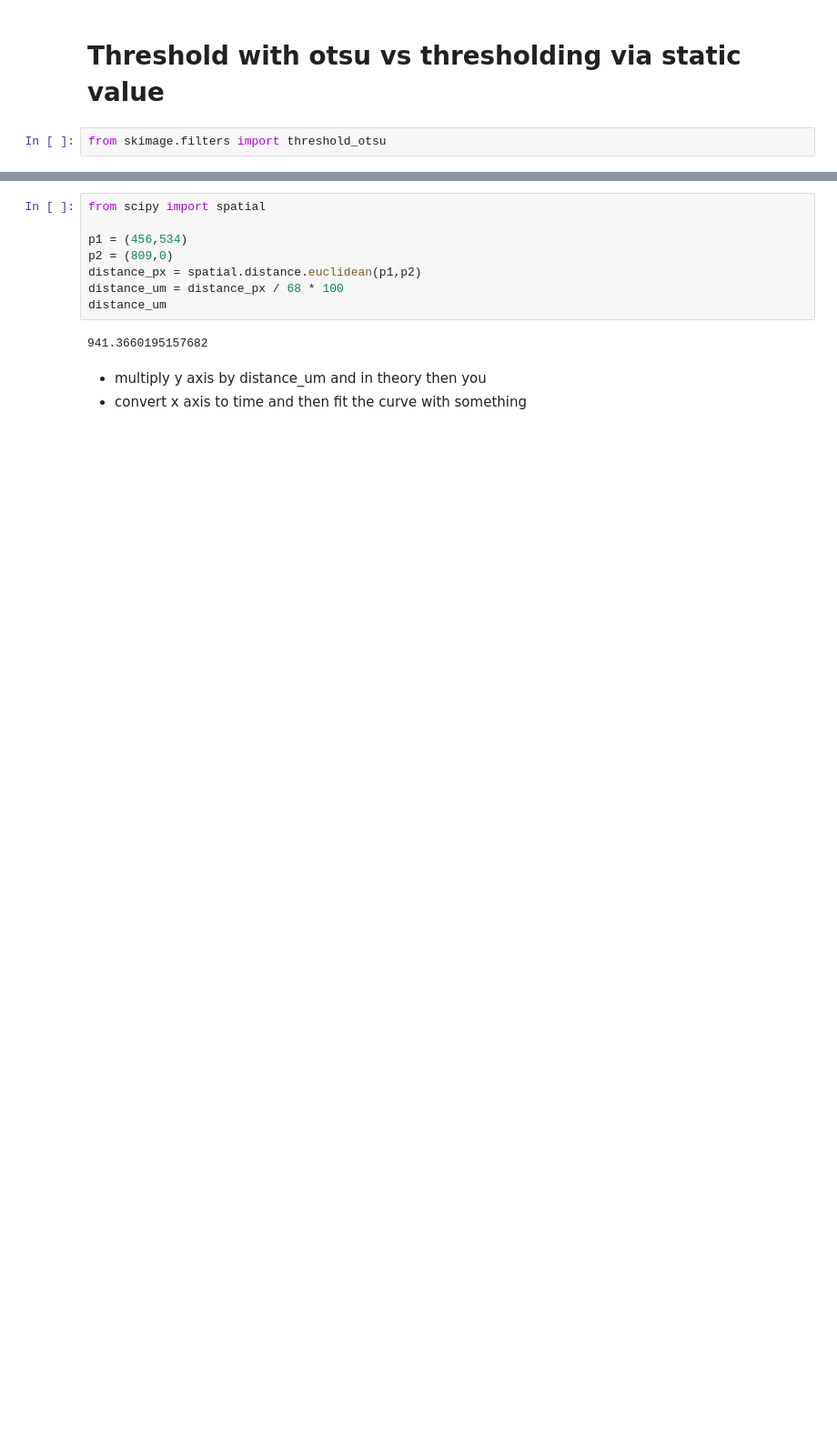
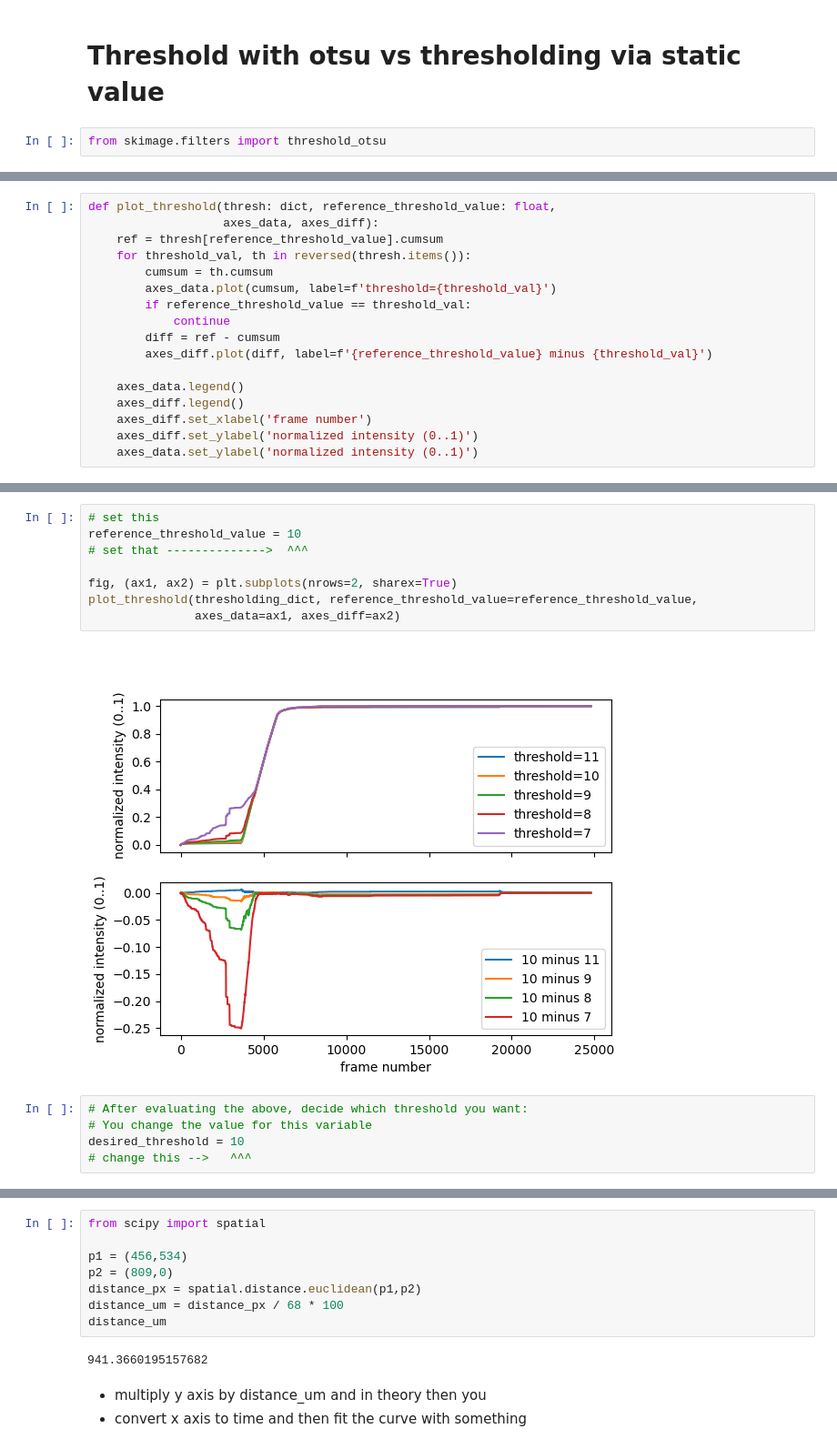
Before and after one commit to TheMartinLab/crystal-video, a Jupyter notebook: draw-on-movie.ipynb, the cells around one changed output, grey strips where cells are left out. Shown at 91% size. Drawn from its saved outputs; the diff is of its cells as text; blank space fills up the shorter version.

```diff
--- a/draw-on-movie.ipynb
+++ b/draw-on-movie.ipynb
@@ -527,0 +560,17 @@ length
+# %%
+def plot_threshold(thresh: dict, reference_threshold_value: float,
+                   axes_data, axes_diff):
+    ref = thresh[reference_threshold_value].cumsum
+    for threshold_val, th in reversed(thresh.items()):
+        cumsum = th.cumsum
+        axes_data.plot(cumsum, label=f'threshold={threshold_val}')
+        if reference_threshold_value == threshold_val:
+            continue
+        diff = ref - cumsum
+        axes_diff.plot(diff, label=f'{reference_threshold_value} minus {threshold_val}')
+
+    axes_data.legend()
+    axes_diff.legend()
+    axes_diff.set_xlabel('frame number')
+    axes_diff.set_ylabel('normalized intensity (0..1)')
+    axes_data.set_ylabel('normalized intensity (0..1)')
@@ -528 +591,16 @@ length
+# %%
+# set this
+reference_threshold_value = 10
+# set that -------------->  ^^^
+
+fig, (ax1, ax2) = plt.subplots(nrows=2, sharex=True)
+plot_threshold(thresholding_dict, reference_threshold_value=reference_threshold_value,
+               axes_data=ax1, axes_diff=ax2)
+# %% [output]
+[figure, added]
+# %%
+# After evaluating the above, decide which threshold you want:
+# You change the value for this variable
+desired_threshold = 10
+# change this -->   ^^^
 # %% [markdown]
```
Also changed, not shown: parts of 34 cells of this notebook, 1 other file.
